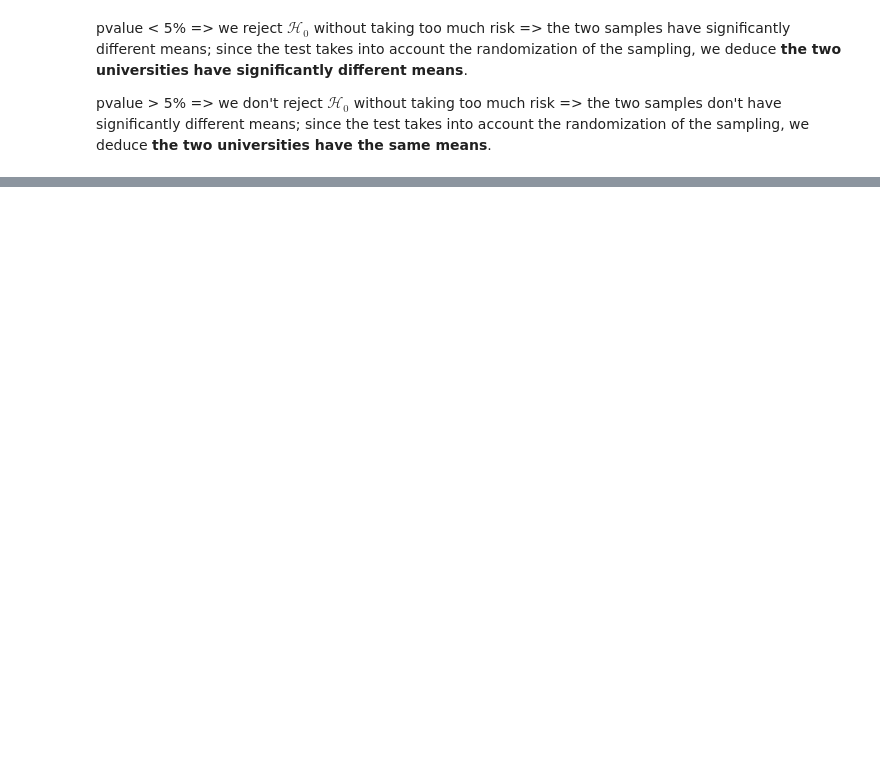
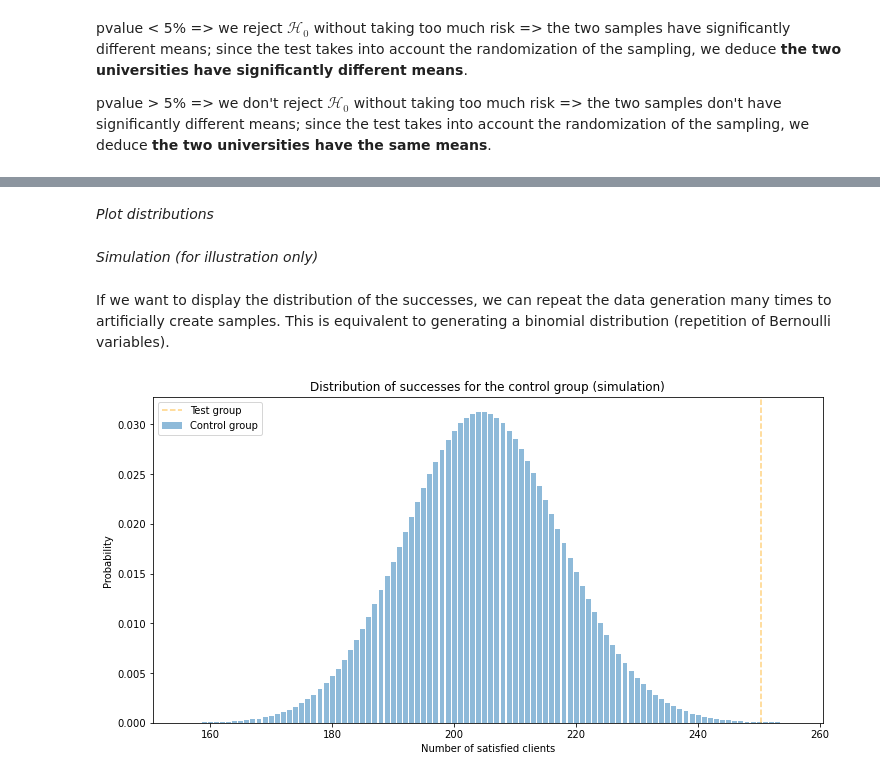
Before and after one commit to savoga/python_exos, a Jupyter notebook: statistical_testing.ipynb, the cells around one changed output, grey strips where cells are left out. Saved outputs shown, nothing was run; the diff lists cells and outputs as text; code cells hidden in the pictures; blank space fills up the shorter version.

```diff
--- a/statistical_testing.ipynb
+++ b/statistical_testing.ipynb
@@ -166,0 +222,4 @@ pvalue > 5% => we don't reject $\mathcal{H}_0$ without taking too much risk => t
+# %%
+df_data = pd.DataFrame(data={'Group':['A' if (scs.bernoulli(p_group).rvs()==1) else 'B' for i in range(N)]})
+df_data['Satisfied'] = df_data.apply(lambda x : scs.bernoulli(control_cr).rvs() if x['Group']=='A' \
+                                                else scs.bernoulli(test_cr).rvs(), axis=1)
@@ -166,0 +235,5 @@ pvalue > 5% => we don't reject $\mathcal{H}_0$ without taking too much risk => t
+# %%
+ab_summary = df_data.pivot_table(values='Satisfied', index='Group', aggfunc=np.sum)
+ab_summary['total'] = df_data.pivot_table(values='Satisfied', index='Group', aggfunc=lambda x: len(x))
+ab_summary['rate'] = df_data.pivot_table(values='Satisfied', index='Group')
+ab_summary
@@ -166,0 +247,34 @@ pvalue > 5% => we don't reject $\mathcal{H}_0$ without taking too much risk => t
+# %% [markdown]
+*Plot distributions*
+# %%
+N_A_satisfied = ab_summary[ab_summary.index=='A']['Satisfied'].values[0]
+N_B_satisfied = ab_summary[ab_summary.index=='B']['Satisfied'].values[0]
+
+N_A_total = ab_summary[ab_summary.index=='A']['total'].values[0]
+N_B_total = ab_summary[ab_summary.index=='B']['total'].values[0]
+# %%
+# Estimators
+p_A = N_A_satisfied/N_A_total
+p_B = N_B_satisfied/N_B_total
+# %% [markdown]
+*Simulation (for illustration only)*
+# %% [markdown]
+If we want to display the distribution of the successes, we can repeat the data generation many times to artificially create samples. This is equivalent to generating a binomial distribution (repetition of Bernoulli variables).
+# %%
+fig, ax = plt.subplots(figsize=(12,6))
+
+# Control group: distribution of successes
+x = np.linspace(N_A_satisfied-49, N_A_satisfied+50, 100)
+y = scs.binom(N_A, p_A).pmf(x) # we generate many Bernoulli variables
+ax.bar(x, y, alpha=0.5, label='Control group')
+
+# Test group: success threshold
+ax.axvline(x=p_B*N_A, c='orange', alpha=0.5, linestyle='--', label='Test group')
+
+plt.xlabel('Number of satisfied clients')
+plt.ylabel('Probability')
+plt.legend(loc="upper left")
+plt.title('Distribution of successes for the control group (simulation)')
+plt.show()
+# %% [output]
+[figure, added]
```
Also changed, not shown: parts of 58 cells of this notebook, 1 other file.
